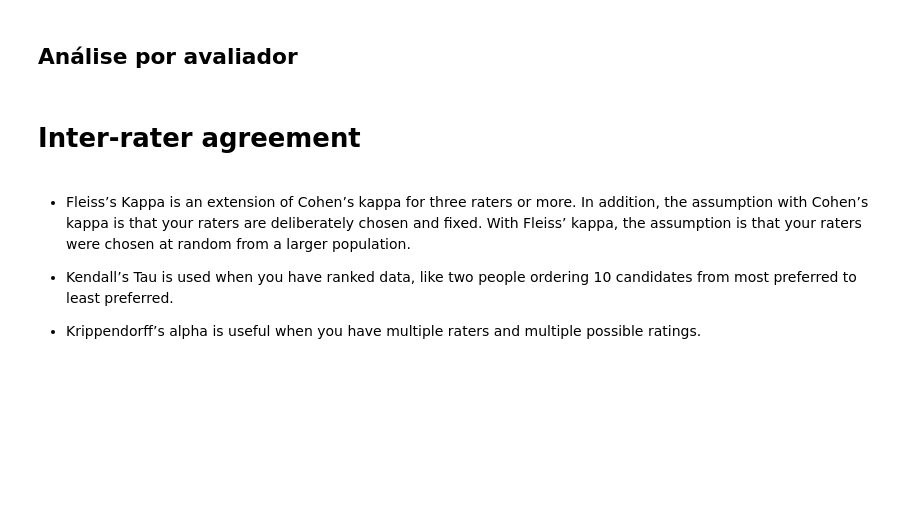
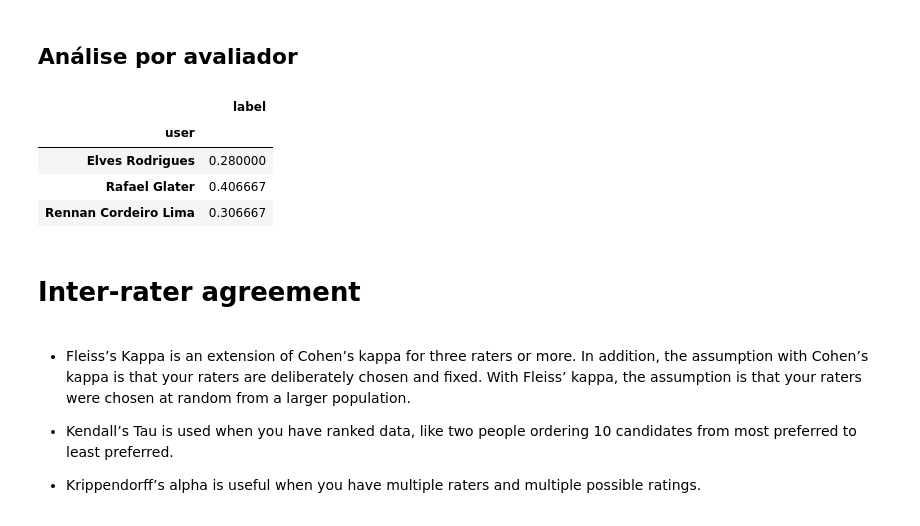
Before and after one commit to MPMG-DCC-UFMG/M05, a Jupyter notebook: notebooks/feedback_analysis.ipynb, the cells around one changed output. Cells and saved outputs as stored; diff of their text form; code cells hidden in the pictures; blank space fills up the shorter version.

```diff
--- a/notebooks/feedback_analysis.ipynb
+++ b/notebooks/feedback_analysis.ipynb
@@ -122,5 +161,15 @@ Observed agreement:  0.8
 # %% [markdown]
 ## Análise por avaliador
+# %%
+feedbacks["user"] = feedbacks["labels"].apply(lambda x: x[0]["user"]["name"])
+# %%
+feedbacks.groupby("user")["label"].mean().to_frame()
+# %% [output]
+|  | label |
+| user |  |
+| Elves Rodrigues | 0.280000 |
+| Rafael Glater | 0.406667 |
+| Rennan Cordeiro Lima | 0.306667 |
 # %% [markdown]
 # Inter-rater agreement
 # %% [markdown]
```
Also changed, not shown: parts of 32 cells of this notebook.
